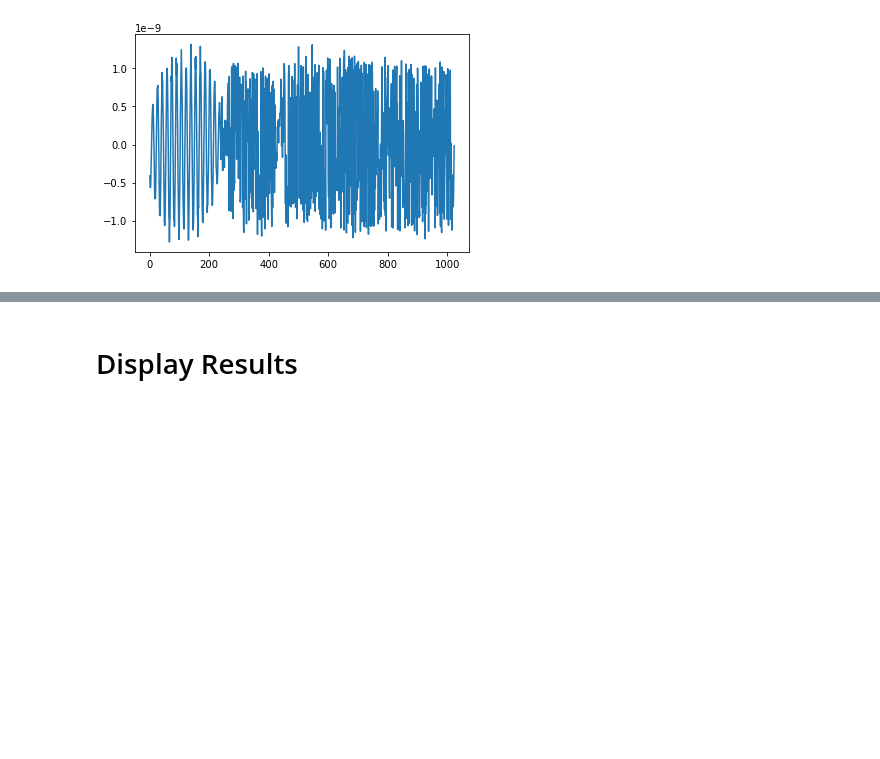
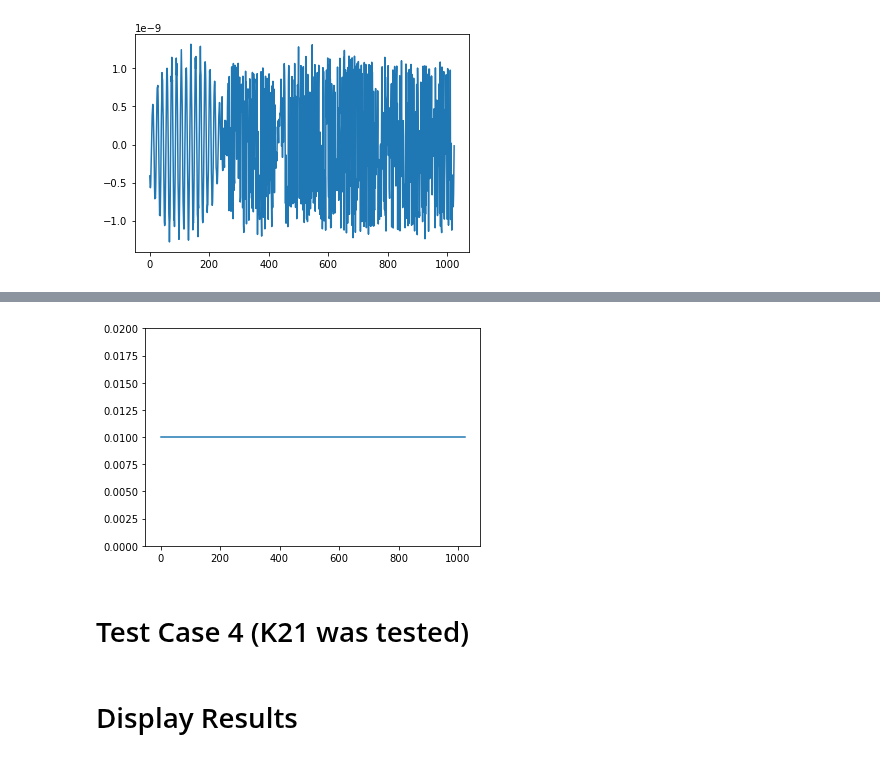
Before and after one commit to yuccadrew/sip, a Jupyter notebook: test_sphere_s61.ipynb, the cells around one changed output, grey strips where cells are left out. Saved outputs shown, nothing was run; the diff lists cells and outputs as text; code cells hidden in the pictures; blank space fills up the shorter version.

```diff
--- a/test_sphere_s61.ipynb
+++ b/test_sphere_s61.ipynb
@@ -1452,3 +1589,16 @@ plt.show()
+# %%
+%matplotlib inline
+import matplotlib.pyplot as plt
+
+# print(np.real(unod2[nind_stern,-1]))
+fig,ax=plt.subplots()
+ax.plot(np.real(unod2[nind_stern,-1]))
+ax.set_ylim([0,0.02])
+plt.show()
+# %% [output]
+[figure, added]
+# %% [markdown]
+# Test Case 4 (K21 was tested)
 # %% [markdown]
 # Display Results
 # %%
```
Also changed, not shown: parts of 9 cells of this notebook.
